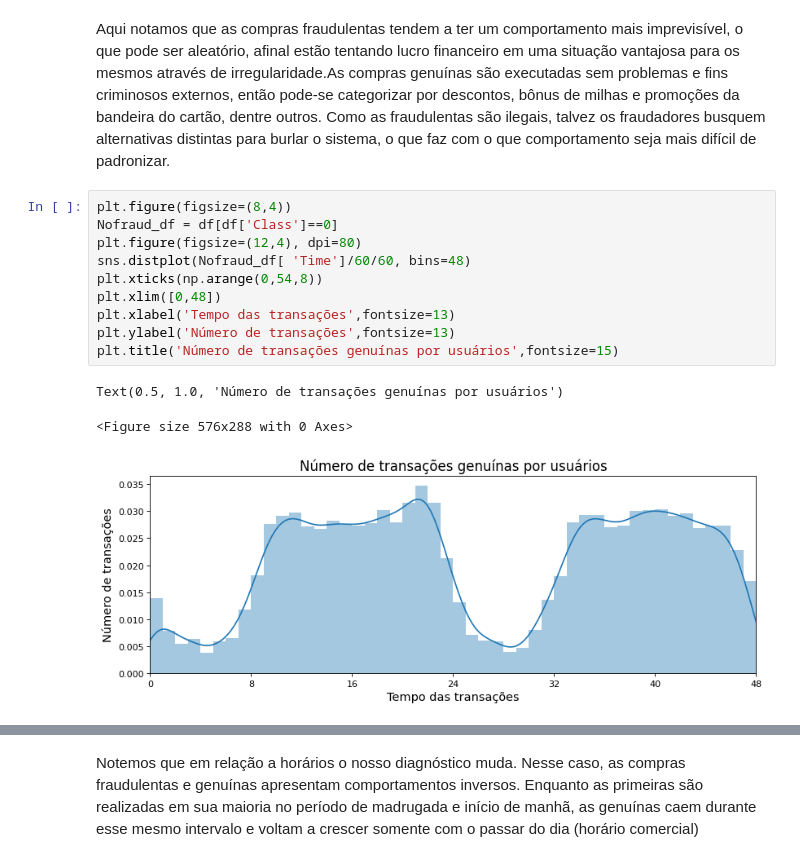
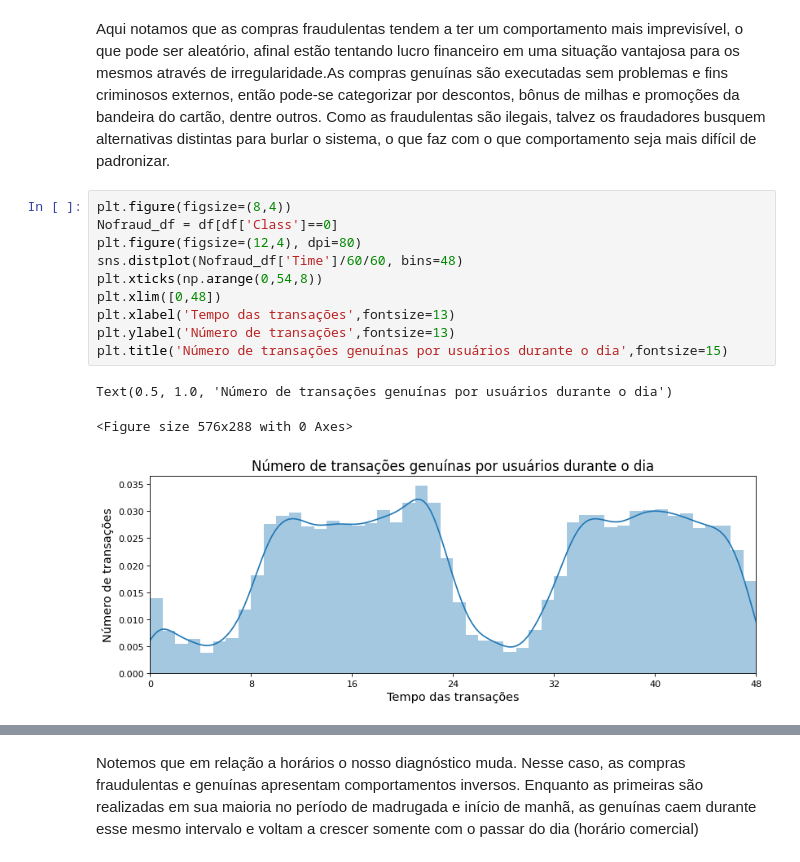
Before and after one commit to cairoegito/Fraudes-Bancarias-com-Machine-Learning, a Jupyter notebook: Detecção_de_Fraudes.ipynb, the cells around one changed output, grey strips where cells are left out. Drawn from its saved outputs; the diff is of its cells as text.

```diff
--- a/Detecção_de_Fraudes.ipynb
+++ b/Detecção_de_Fraudes.ipynb
@@ -160,17 +160,17 @@ Aqui notamos que as compras fraudulentas tendem a ter um comportamento mais impr
 # %%
 plt.figure(figsize=(8,4))
 Nofraud_df = df[df['Class']==0]
 plt.figure(figsize=(12,4), dpi=80)
-sns.distplot(Nofraud_df[ 'Time']/60/60, bins=48)
+sns.distplot(Nofraud_df['Time']/60/60, bins=48)
 plt.xticks(np.arange(0,54,8))
 plt.xlim([0,48])
 plt.xlabel('Tempo das transações',fontsize=13)
 plt.ylabel('Número de transações',fontsize=13)
-plt.title('Número de transações genuínas por usuários',fontsize=15)
+plt.title('Número de transações genuínas por usuários durante o dia',fontsize=15)
 # %% [output]
-Text(0.5, 1.0, 'Número de transações genuínas por usuários')
+Text(0.5, 1.0, 'Número de transações genuínas por usuários durante o dia')
 <Figure size 576x288 with 0 Axes>
-[figure, old version]
+[figure, new version]
 # %%
 plt.figure(figsize=(8,4))
 Fraud_df = df[df['Class']==1]
```
Also changed, not shown: parts of 6 cells of this notebook.
